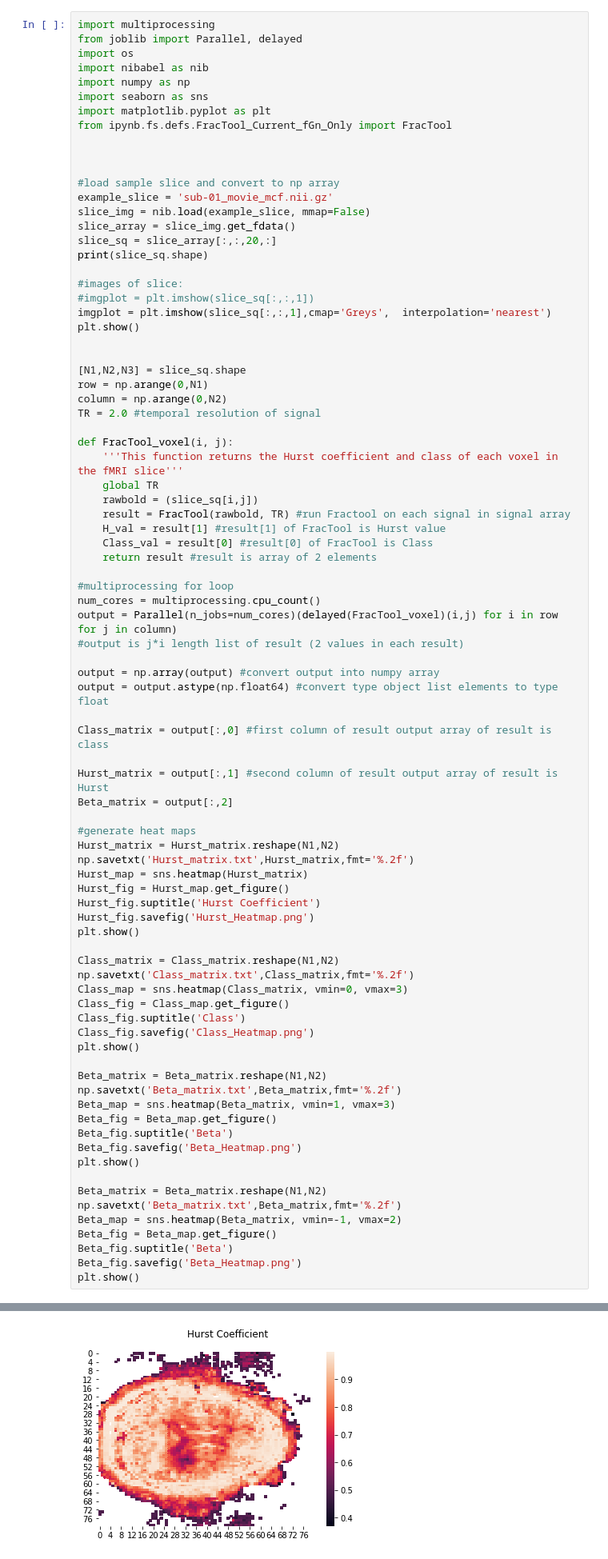
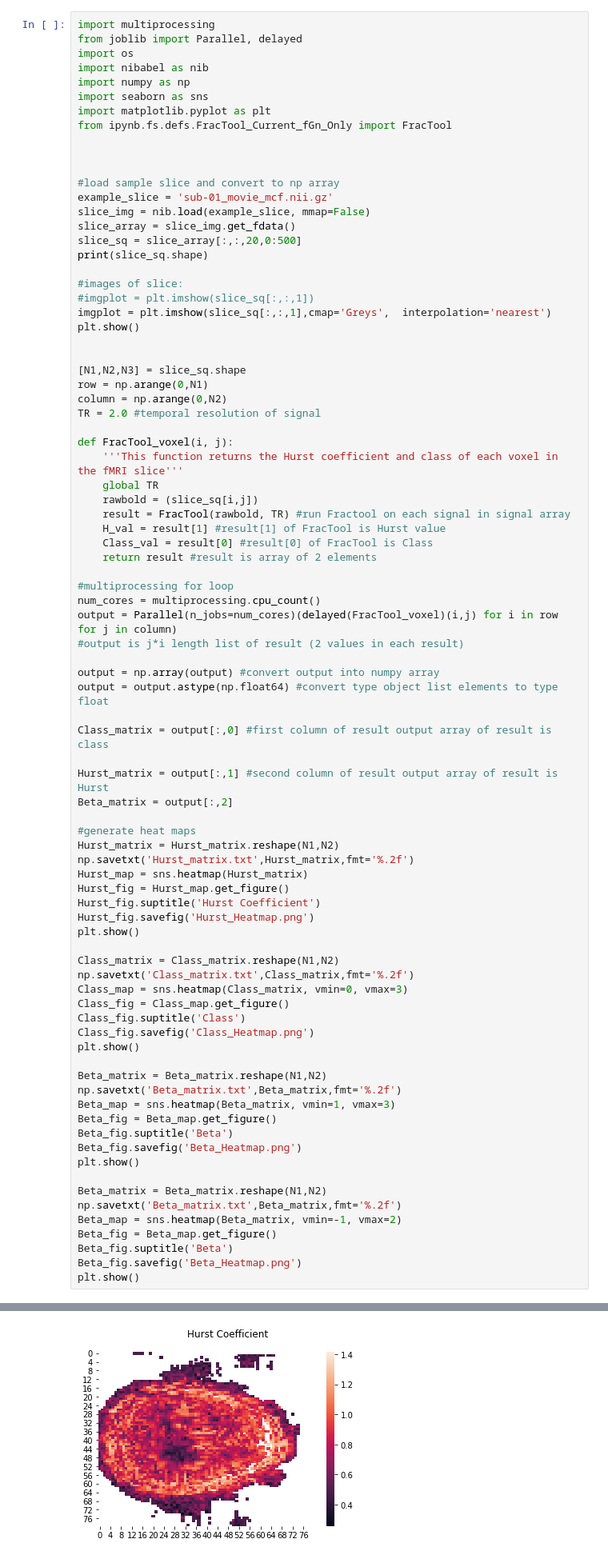
Before and after one commit to WeberLab/FractalDimension, a Jupyter notebook: Phys_Sig_Scripts_Multiprocessor.ipynb, the cells around one changed output, grey strips where cells are left out. Shown at 80% size. Cells and saved outputs as stored; diff of their text form.

```diff
--- a/Phys_Sig_Scripts_Multiprocessor.ipynb
+++ b/Phys_Sig_Scripts_Multiprocessor.ipynb
@@ -39,7 +39,7 @@ from ipynb.fs.defs.FracTool_Current_fGn_Only import FracTool
 example_slice = 'sub-01_movie_mcf.nii.gz'
 slice_img = nib.load(example_slice, mmap=False)
 slice_array = slice_img.get_fdata()
-slice_sq = slice_array[:,:,20,:]
+slice_sq = slice_array[:,:,20,0:500]
 print(slice_sq.shape)
 
 #images of slice:
@@ -112,2 +112,2 @@ plt.show()
 [figure]
-[figure, old version]
+[figure, new version]
```
Also changed, not shown: parts of 2 cells of this notebook, 26 other files.
